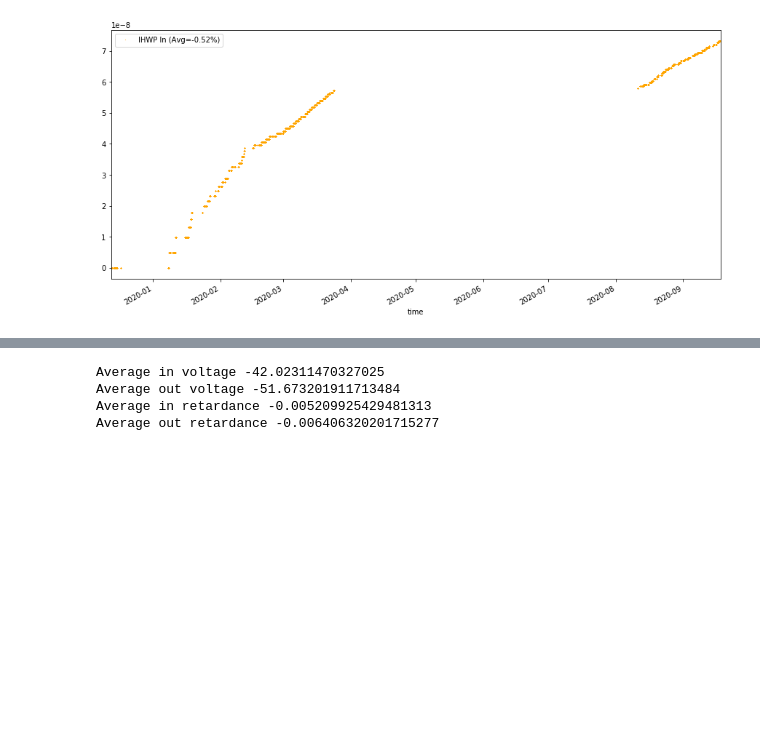
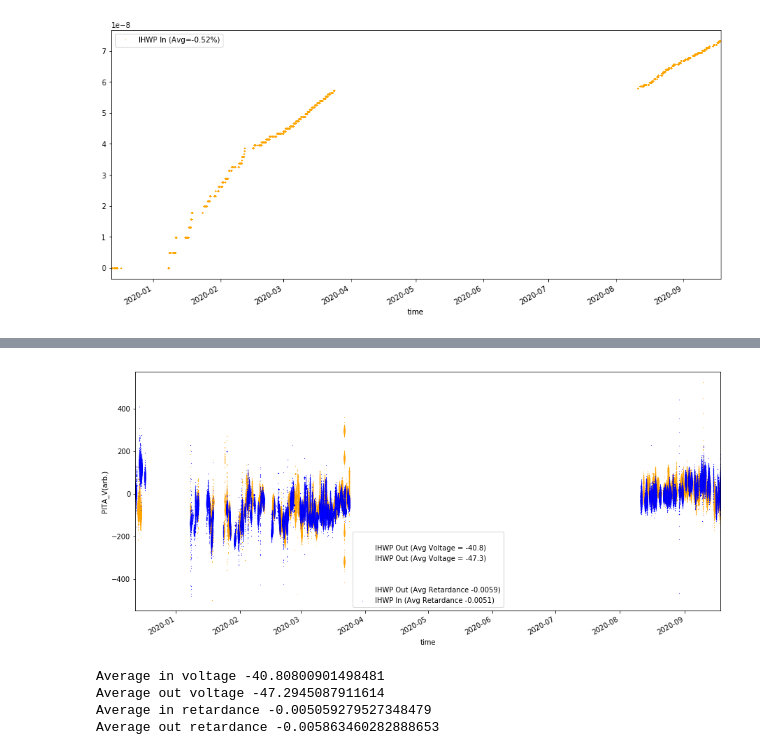
Before and after one commit to jonesdc76/MollerPolarimetry, a Jupyter notebook: macros/CREX_PITA_retardance.ipynb, the cells around one changed output, grey strips where cells are left out. Drawn from its saved outputs; the diff is of its cells as text; code cells hidden in the pictures; blank space fills up the shorter version.

Commit message:
Finish PITA study

```diff
--- a/macros/CREX_PITA_retardance.ipynb
+++ b/macros/CREX_PITA_retardance.ipynb
@@ -167,0 +91,69 @@ See the caveats in the documentation: http://pandas.pydata.org/pandas-docs/stabl
+# %%
+df['pitaout1']=df['RTPPITA1CNT']+695
+df['pitaout2']=df['RTPPITA1CNT']+610
+df['pitaout3']=df['RTPPITA1CNT']+330
+df['pitain1']=df['RTPPITA1CNT']+275
+df['pitain2']=df['RTPPITA1CNT']+360
+df['pitain3']=df['RTPPITA1CNT']+100
+
+df_in1 = df[(df['ihwp']==1) & (df['pita'] != 0) & (df['pita']<500) & (df['pita']> -500) & (df['hwp_flip']<0.1) & (df['rms']<10) & (df['RTPPITA1CNTSET']==df['RTPPITA2CNTSET']) & (df['unix_time']<1577836800)]
+df_out1 = df[(df['ihwp']==0) & (df['pita'] != 0) & (df['pita']<500) & (df['pita']> -500) & (df['hwp_flip']<0.1) & (df['rms']<10) & (df['RTPPITA1CNTSET']==df['RTPPITA2CNTSET']) & (df['unix_time']<1577836800)]
+fig, ax = plt.subplots()
+df_new.plot(style=',',x='time',y='pita', ax=ax,color = 'white',label='', marker='s',markersize=12./fig.dpi)
+df_in1.plot(style=',',x='time',y='pitain1', ax=ax, color='orange',label='IHWP Out (Avg Voltage = -40.8)',marker='s',markersize=12./fig.dpi)
+df_out1.plot(style=',',x='time',y='pitaout1', ax=ax, color='blue',label='IHWP Out (Avg Voltage = -47.3)',marker='s',markersize=12./fig.dpi)
+plt.ylabel('PITA_V(arb.)')
+plt.xlabel('Date')
+
+nIn = df_in1.shape[0]
+pita_in = df_in1['pitain1'].sum()
+nOut = df_out1.shape[0]
+pita_out = df_out1['pitaout1'].sum()
+print("Average in voltage", pita_in/nIn)
+print("Average out voltage", pita_out/nOut)
+print("Average in retardance", pita_in/nIn*3.1415927/2/12670.)
+print("Average out retardance", pita_out/nOut*3.1415927/2/12670.)
+nin1 = 0
+nout1 = nOut
+pita_in1 = 0
+pita_out1 = pita_out
+
+df_in2 = df[(df['ihwp']==1) & (df['pita'] != 0) & (df['pita']<500) & (df['pita']> -500) & (df['hwp_flip']<0.1) & (df['rms']<10) & (df['RTPPITA1CNTSET']==df['RTPPITA2CNTSET']) & (df['unix_time']>1577836800)& (df['unix_time']<1585699200)]
+df_out2 = df[(df['ihwp']==0) & (df['pita'] != 0) & (df['pita']<500) & (df['pita']> -500) & (df['hwp_flip']<0.1) & (df['rms']<10) & (df['RTPPITA1CNTSET']==df['RTPPITA2CNTSET']) & (df['unix_time']>1577836800)& (df['unix_time']<1585699200)]
+df_in2.plot(x='time',y='pitain2',style=',', ax=ax, color='orange', label='',marker='s', markersize=12./fig.dpi)
+df_out2.plot(style=',',x='time',y='pitaout2', ax=ax,color='blue',label='',marker='s',markersize=12./fig.dpi)
+
+
+nIn = df_in2.shape[0]
+pita_in = df_in2['pitain2'].sum()
+nOut = df_out2.shape[0]
+pita_out = df_out2['pitaout2'].sum()
+print("Average in voltage", pita_in/nIn)
+print("Average out voltage", pita_out/nOut)
+print("Average in retardance", pita_in/nIn*3.1415927/2/12670.)
+print("Average out retardance", pita_out/nOut*3.1415927/2/12670.)
+nin2 = nIn
+nout2 = nOut
+pita_in2 = pita_in
+pita_out2 = pita_out
+
+df_in3 = df[(df['ihwp']==1) & (df['pita'] != 0) & (df['pita']<500) & (df['pita']> -500) & (df['hwp_flip']<0.1) & (df['rms']<10) & (df['RTPPITA1CNTSET']==df['RTPPITA2CNTSET']) & (df['unix_time']>1596240000)]
+df_out3 = df[(df['ihwp']==0) & (df['pita'] != 0) & (df['pita']<500) & (df['pita']> -500) & (df['hwp_flip']<0.1) & (df['rms']<10) & (df['RTPPITA1CNTSET']==df['RTPPITA2CNTSET']) & (df['unix_time']>1596240000)]
+df_in3.plot(x='time',y='pitain3',style=',', ax=ax, label='IHWP Out (Avg Retardance -0.0059)',color='orange',marker='s', markersize=12./fig.dpi)
+df_out3.plot(style=',',x='time',y='pitaout3', ax=ax,label='IHWP In (Avg Retardance -0.0051)',color='blue',marker='s',markersize=12./fig.dpi)
+
+nIn = df_in3.shape[0]
+pita_in = df_in3['pitain3'].sum()
+nOut = df_out3.shape[0]
+pita_out = df_out3['pitaout3'].sum()
+print("Average in voltage", pita_in/nIn)
+print("Average out voltage", pita_out/nOut)
+print("Average in retardance", pita_in/nIn*3.1415927/2/12670.)
+print("Average out retardance", pita_out/nOut*3.1415927/2/12670.)
+nin3 = nIn
+nout3 = nOut
+pita_in3 = pita_in
+pita_out3 = pita_out
+
+plt.show()
+# %% [output]
@@ -168,3 +172,4 @@ See the caveats in the documentation: http://pandas.pydata.org/pandas-docs/stabl
+[figure, added]
 # %%
 pita_inV = (pita_in1+pita_in2+pita_in3)/(nin1+nin2+nin3)
 pita_outV = (pita_out1+pita_out2+pita_out3)/(nout1+nout2+nout3)
@@ -174,7 +179,7 @@ print("Average out voltage", pita_outV)
 print("Average in retardance", pita_inV*3.1415927/2/12670.)
 print("Average out retardance", pita_outV*3.1415927/2/12670.)
 # %% [output]
-Average in voltage -42.02311470327025
-Average out voltage -51.673201911713484
-Average in retardance -0.005209925429481313
-Average out retardance -0.006406320201715277
+Average in voltage -40.80800901498481
+Average out voltage -47.2945087911614
+Average in retardance -0.005059279527348479
+Average out retardance -0.005863460282888653
```
Also changed, not shown: parts of 2 cells of this notebook.
